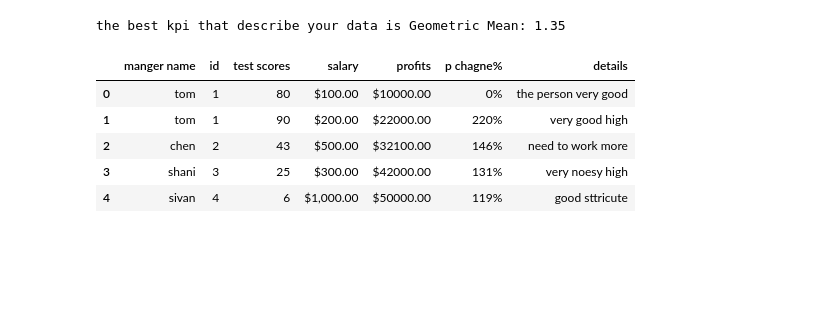
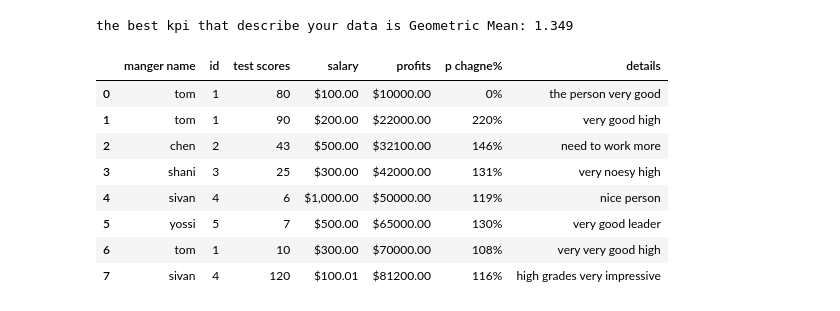
Before and after one commit to TomerHason/Tomer-Projects, a Jupyter notebook: Math/Descriptive Statistics.ipynb, the cells around one changed output. Cells and saved outputs as stored; diff of their text form; code cells hidden in the pictures; blank space fills up the shorter version.

```diff
--- a/Math/Descriptive Statistics.ipynb
+++ b/Math/Descriptive Statistics.ipynb
@@ -6,0 +21,4 @@ import matplotlib.pyplot as plt
+# %%
+df = pd.read_excel("MOCK_DATA.xlsx")
+
+df.head(5) # Let's display the first 5 rows of DataFrame.
@@ -6,0 +54,5 @@ import matplotlib.pyplot as plt
+# %%
+fig, (ax1) = plt.subplots(ncols=1, figsize=(10, 5))
+
+df.groupby('Gender').size().plot(kind='pie', textprops={'fontsize': 20},
+                                 colors=['violet', 'lime'], ax=ax1,ylabel = 'Gender')
@@ -6,0 +64,6 @@ import matplotlib.pyplot as plt
+# %%
+df["pct_change"] = df["Net Profit $"].pct_change() + 1
+print("Geometric Mean: " +str(round(stats.gmean(df.iloc[1:,6],axis=0),2)))
+
+from IPython.core.display import display, HTML
+display(HTML("""<a href="https://corporatefinanceinstitute.com/resources/knowledge/other/what-is-geometric-mean/">For more details about geometric mean click here.</a>"""))
@@ -177,37 +243,40 @@ def top_analyst(columnName,df):
                 df = clean_dollar(df)
                 df = df.pct_change() + 1
                 df = df.loc[1:]
-                return "the best kpi that describe your data is Geometric Mean: "+ str(round(stats.gmean(df)[0],2))
+                return "the best kpi that describe your data is Geometric Mean: "+ str(round(stats.gmean(df)[0],3))
 
         elif "%" in df[columnName][1]:
             user= int(input("change over time? yes = 1 no = 0"))
             if user ==  1:
                 df = clean_dollar(df)
                 df = df.loc[1:] / 100
-                return "the best kpi that describe your data is Geometric Mean: "+ str(round(stats.gmean(df)[0],2))
+                return "the best kpi that describe your data is Geometric Mean: "+ str(round(stats.gmean(df)[0],3))
             else:
                 df = clean_dollar(df)
                 trim = str(round(stats.trim_mean(df, 0.25)[0],2))
                 return "the best kpi that describe your data is Trim Mean: " + trim +"%"
         else:
             if len(df[columnName][0]) > 18:
                 print("the best way to describe your data is by Word Cloud: ")
                 return OurWordCloud(df[columnName])
             else:
                print("the best way to describe your data is by Histogram")
                return sns.catplot(x = columnName,kind = "count",palette= "magma",data = df)
 
 
 df = pd.read_excel("test.xlsx")
 
 print(top_analyst("profits",df))
 
-df.head()
+df.head(10)
 # %% [output]
-the best kpi that describe your data is Geometric Mean: 1.35
+the best kpi that describe your data is Geometric Mean: 1.349
 |  | manger name | id | test scores | salary | profits | p chagne% | details |
 | 0 | tom | 1 | 80 | $100.00 | $10000.00 | 0% | the person very good |
 | 1 | tom | 1 | 90 | $200.00 | $22000.00 | 220% | very good high |
 | 2 | chen | 2 | 43 | $500.00 | $32100.00 | 146% | need to work more |
 | 3 | shani | 3 | 25 | $300.00 | $42000.00 | 131% | very noesy high |
-| 4 | sivan | 4 | 6 | $1,000.00 | $50000.00 | 119% | good sttricute |
+| 4 | sivan | 4 | 6 | $1,000.00 | $50000.00 | 119% | nice person |
+| 5 | yossi | 5 | 7 | $500.00 | $65000.00 | 130% | very good leader |
+| 6 | tom | 1 | 10 | $300.00 | $70000.00 | 108% | very very good high |
+| 7 | sivan | 4 | 120 | $100.01 | $81200.00 | 116% | high grades very impressive |
```
Also changed, not shown: parts of 16 cells of this notebook, 6 other files.
